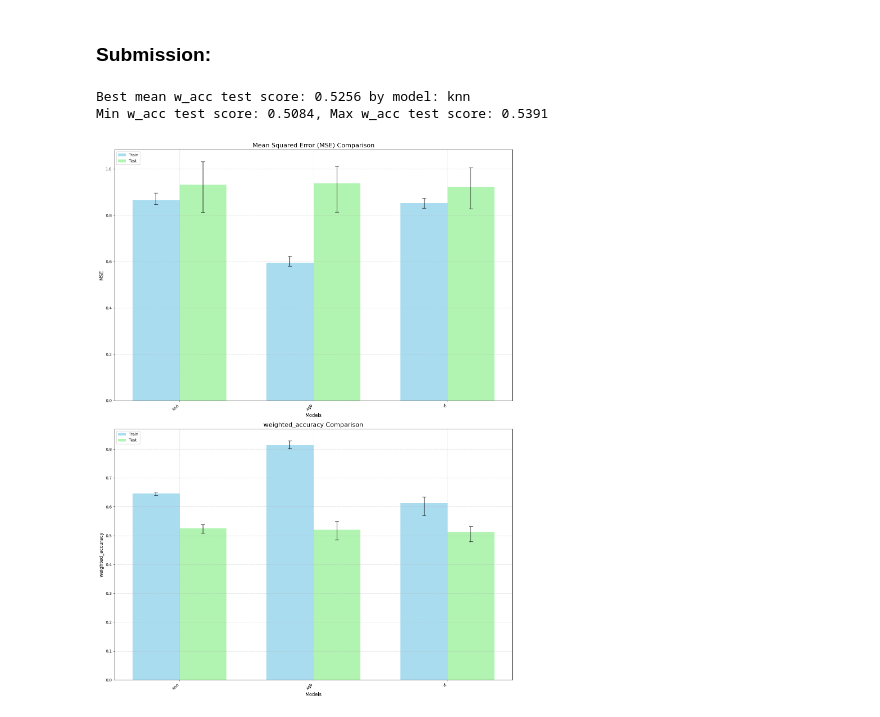
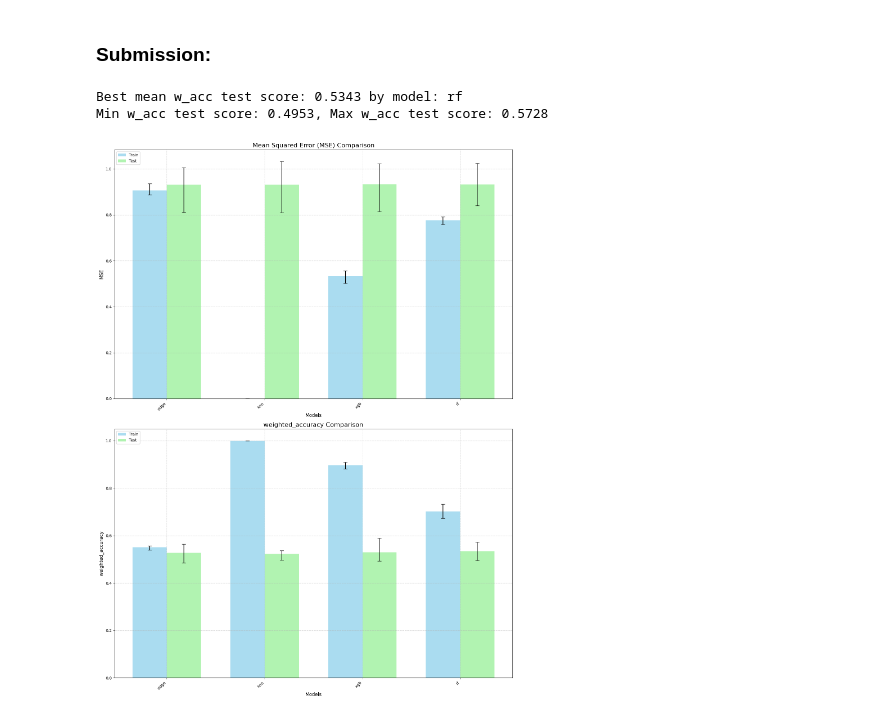
Before and after one commit to racousin/data_science_practice_2025, a Jupyter notebook: 21404828/module6/exercise1.ipynb, the cells around one changed output. Saved outputs shown, nothing was run; the diff lists cells and outputs as text; code cells hidden in the pictures.

Commit message:
Fix module 6 exercise 1 - New classifier attempt, add notebook

```diff
--- a/21404828/module6/exercise1.ipynb
+++ b/21404828/module6/exercise1.ipynb
@@ -417,6 +421,20 @@ from xgboost import XGBClassifier, XGBRegressor
 from sklearn.ensemble import RandomForestClassifier, RandomForestRegressor
 from sklearn.preprocessing import StandardScaler
 from sklearn.pipeline import Pipeline
+from sklearn.linear_model import RidgeClassifier, Ridge
+
+
+model_ridge = Pipeline([
+    ("preprocessing", Pipeline([
+        ("scaler", StandardScaler())
+    ])),
+    ("regressor", Ridge())
+])
+opt_ridge = BayesSearchCV(model_ridge, {
+    "regressor__alpha": np.logspace(-3, 3, 40),
+    "regressor__solver": ["auto", "lsqr", "saga"],
+}, n_iter=10, cv=5, n_jobs=-1, verbose=0, scoring=weighted_accuracy_scorer)
+opt_ridge.fit(X_train, y_train)
 
 model_rf = Pipeline([
     ("preprocessing", Pipeline([
@@ -446,33 +464,34 @@ opt_xgb = BayesSearchCV(model_xgb, {
     'regressor__n_estimators': Integer(50, 100),
     'regressor__learning_rate': Real(0.01, 1.0, prior='log-uniform'),
     'regressor__max_depth': Integer(3, 10),
     'regressor__subsample': Real(0.5, 1.0),
     'regressor__colsample_bytree': Real(0.5, 1.0)
 }, n_iter=10, cv=5, n_jobs=-1, verbose=0, scoring=weighted_accuracy_scorer)
 opt_xgb.fit(X_train, y_train)
 
 model_knn = Pipeline([
     ("preprocessing", Pipeline([
         ("scaler", StandardScaler())
     ])),
     ("regressor", KNeighborsRegressor())
 ])
 opt_knn = BayesSearchCV(model_knn, {
     'regressor__n_neighbors': Integer(1, 50),
     'regressor__weights': Categorical(['uniform', 'distance']),
     'regressor__metric': Categorical(['euclidean', 'manhattan', 'minkowski']),
     'regressor__p': Integer(1, 5)
 }, n_iter=10, cv=5, n_jobs=-1, verbose=0, scoring=weighted_accuracy_scorer)
 opt_knn.fit(X_train, y_train)
 
 results = run_multi_model_cv(X_train, y_train, models={
+    "ridge": model_ridge.set_params(**opt_ridge.best_params_),
     "knn": model_knn.set_params(**opt_knn.best_params_),
     "xgb": model_xgb.set_params(**opt_xgb.best_params_),
     "rf": model_rf.set_params(**opt_rf.best_params_),
 }, n_splits=5)
 
 plot_multi_model_results(results)
 # %% [output]
-Best mean w_acc test score: 0.5256 by model: knn
-Min w_acc test score: 0.5084, Max w_acc test score: 0.5391
+Best mean w_acc test score: 0.5343 by model: rf
+Min w_acc test score: 0.4953, Max w_acc test score: 0.5728
-[figure, old version]
+[figure, new version]
```
Also changed, not shown: parts of 6 cells of this notebook.
